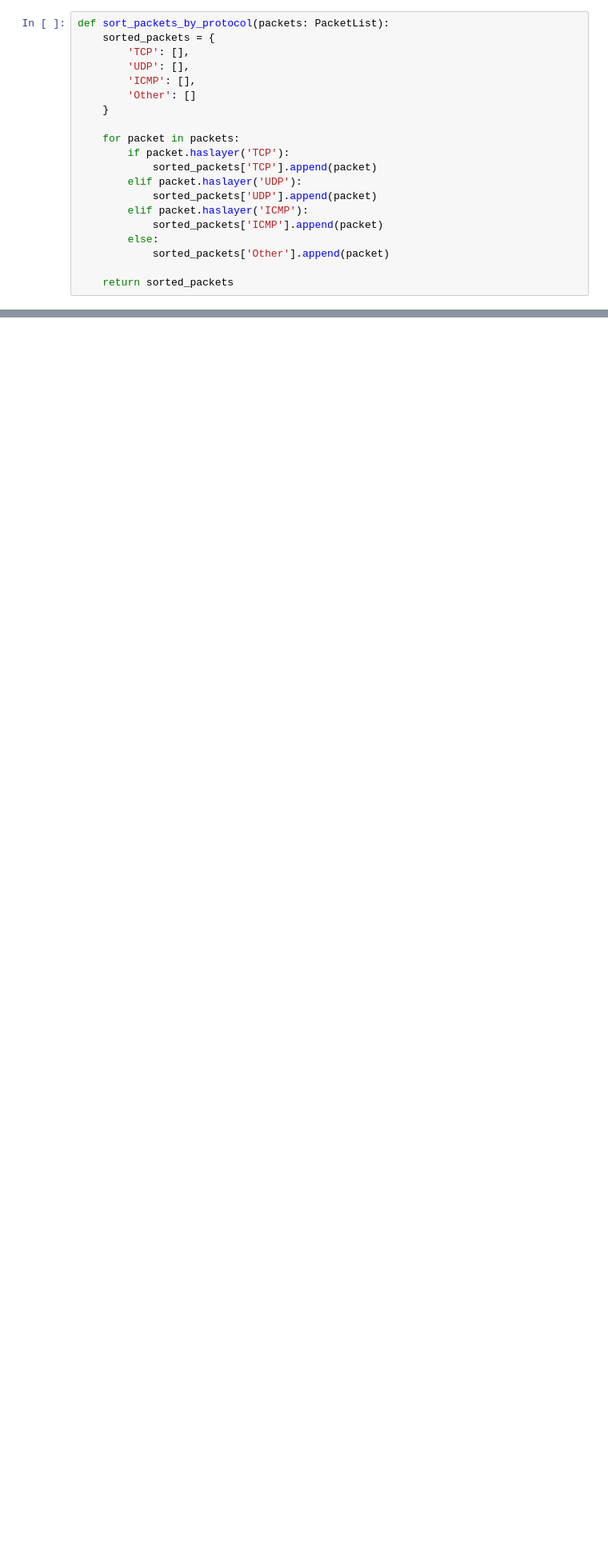
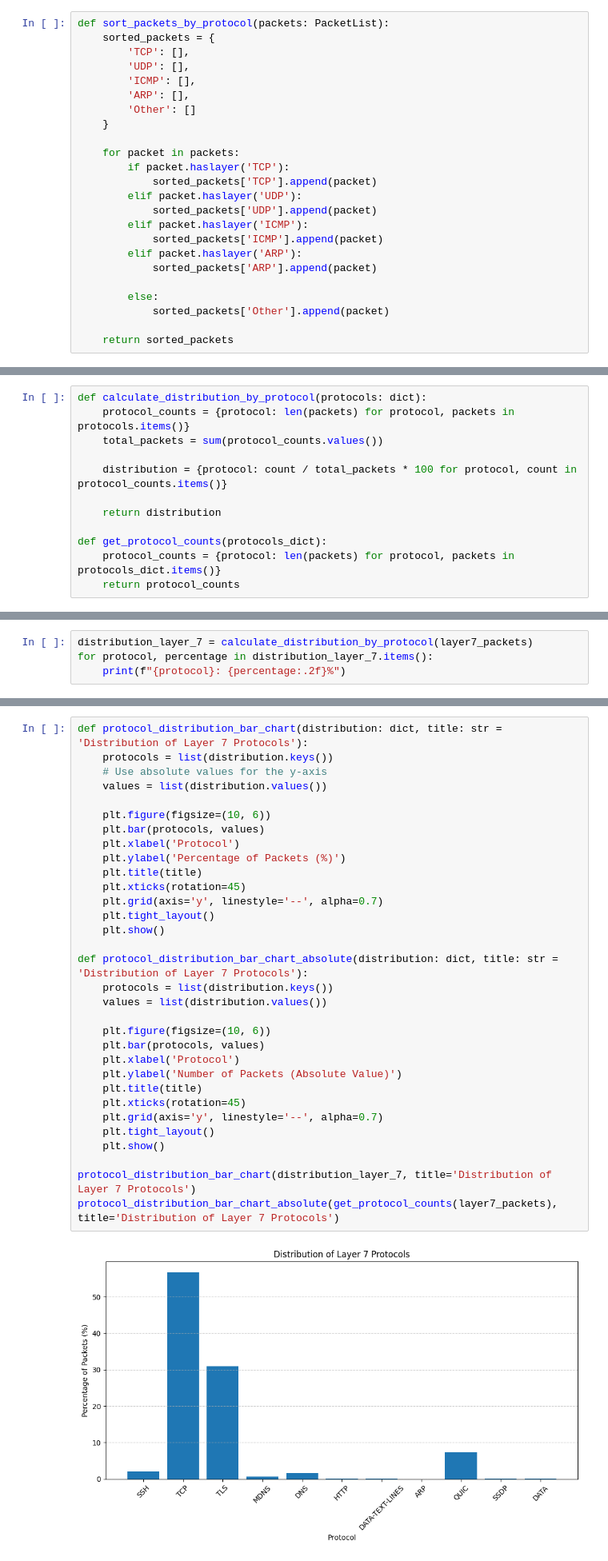
Before and after one commit to yusuferdemnacar/connected-mobility-basics-group-7, a Jupyter notebook: assignment-2/part2/analysis.ipynb, the cells around one changed output, grey strips where cells are left out. Shown: that part at 80% size. Drawn from its saved outputs; the diff is of its cells as text; blank space fills up the shorter version.

```diff
--- a/assignment-2/part2/analysis.ipynb
+++ b/assignment-2/part2/analysis.ipynb
@@ -27,6 +28,7 @@ def sort_packets_by_protocol(packets: PacketList):
         'TCP': [],
         'UDP': [],
         'ICMP': [],
+        'ARP': [],
         'Other': []
     }
 
@@ -37,6 +39,9 @@ def sort_packets_by_protocol(packets: PacketList):
             sorted_packets['UDP'].append(packet)
         elif packet.haslayer('ICMP'):
             sorted_packets['ICMP'].append(packet)
+        elif packet.haslayer('ARP'):
+            sorted_packets['ARP'].append(packet)
+
         else:
             sorted_packets['Other'].append(packet)
 
@@ -67,6 +73,18 @@ Other: 4 packets
 #     print(pyshark_capture[i])
 #     #print(f"Packet {i+1}: {app_proto}, Scapy summary: {pkt.summary()}")
 # print(protocols)
+# %%
+def calculate_distribution_by_protocol(protocols: dict):
+    protocol_counts = {protocol: len(packets) for protocol, packets in protocols.items()}
+    total_packets = sum(protocol_counts.values())
+
+    distribution = {protocol: count / total_packets * 100 for protocol, count in protocol_counts.items()}
+
+    return distribution
+
+def get_protocol_counts(protocols_dict):
+    protocol_counts = {protocol: len(packets) for protocol, packets in protocols_dict.items()}
+    return protocol_counts
 # %%
 def get_layer7_protocol_packets(capture):
     layer7_packets = {}
@@ -115,0 +121,4 @@ PyShark packets: 11850
+# %%
+distribution_layer_7 = calculate_distribution_by_protocol(layer7_packets)
+for protocol, percentage in distribution_layer_7.items():
+    print(f"{protocol}: {percentage:.2f}%")
@@ -115,0 +137,34 @@ PyShark packets: 11850
+# %%
+def protocol_distribution_bar_chart(distribution: dict, title: str = 'Distribution of Layer 7 Protocols'):
+    protocols = list(distribution.keys())
+    # Use absolute values for the y-axis
+    values = list(distribution.values())
+
+    plt.figure(figsize=(10, 6))
+    plt.bar(protocols, values)
+    plt.xlabel('Protocol')
+    plt.ylabel('Percentage of Packets (%)')
+    plt.title(title)
+    plt.xticks(rotation=45)
+    plt.grid(axis='y', linestyle='--', alpha=0.7)
+    plt.tight_layout()
+    plt.show()
+
+def protocol_distribution_bar_chart_absolute(distribution: dict, title: str = 'Distribution of Layer 7 Protocols'):
+    protocols = list(distribution.keys())
+    values = list(distribution.values())
+
+    plt.figure(figsize=(10, 6))
+    plt.bar(protocols, values)
+    plt.xlabel('Protocol')
+    plt.ylabel('Number of Packets (Absolute Value)')
+    plt.title(title)
+    plt.xticks(rotation=45)
+    plt.grid(axis='y', linestyle='--', alpha=0.7)
+    plt.tight_layout()
+    plt.show()
+
+protocol_distribution_bar_chart(distribution_layer_7, title='Distribution of Layer 7 Protocols')
+protocol_distribution_bar_chart_absolute(get_protocol_counts(layer7_packets), title='Distribution of Layer 7 Protocols')
+# %% [output]
+[figure, added]
```
Also changed, not shown: parts of 16 cells of this notebook, 2 other files.
